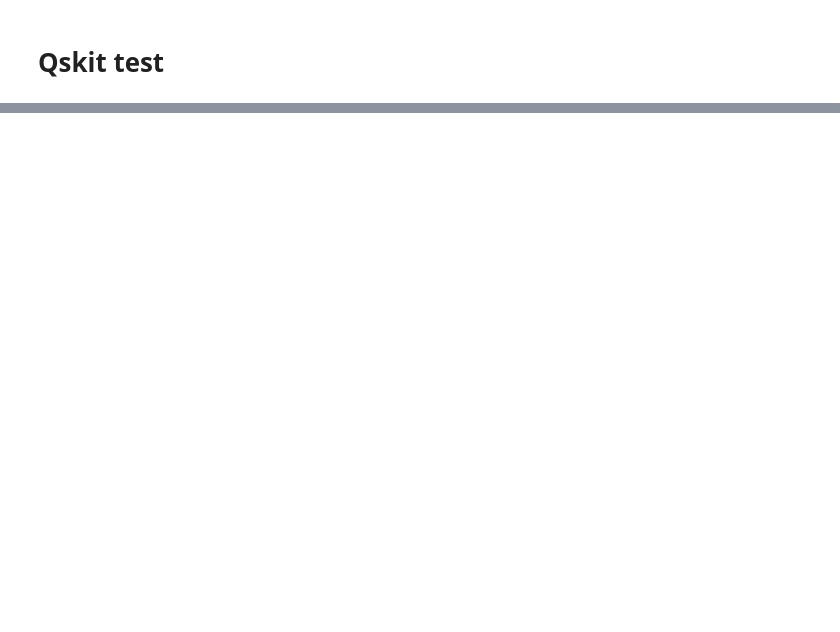
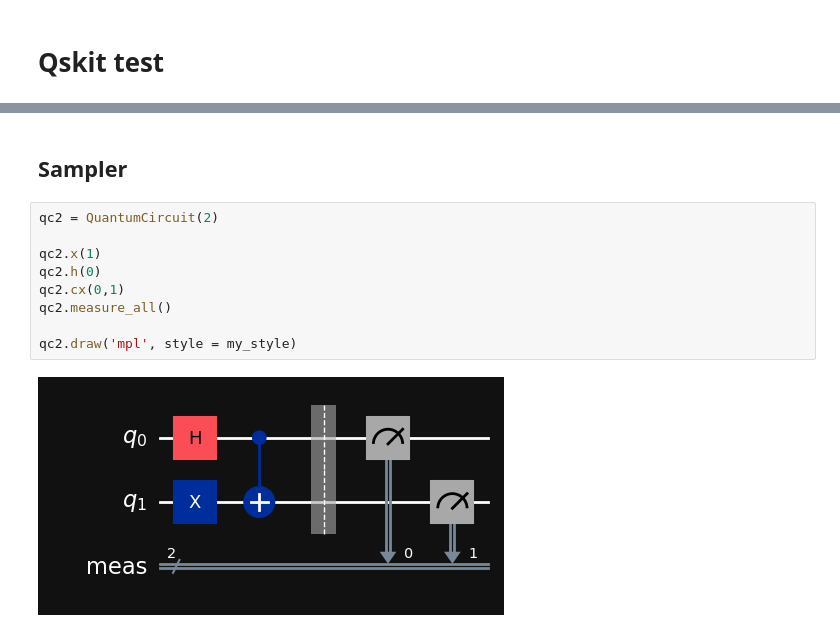
Before and after one commit to TheLittleRock/VQE-Test, a Jupyter notebook: Qskit Test.ipynb, the cells around one changed output, grey strips where cells are left out. Cells and saved outputs as stored; diff of their text form; blank space fills up the shorter version.

```diff
--- a/Qskit Test.ipynb
+++ b/Qskit Test.ipynb
@@ -53,0 +98,13 @@ qc.draw('mpl')
+# %% [markdown]
+## Sampler
+# %%
+qc2 = QuantumCircuit(2)
+
+qc2.x(1)
+qc2.h(0)
+qc2.cx(0,1)
+qc2.measure_all()
+
+qc2.draw('mpl', style = my_style)
+# %% [output]
+[figure, added]
```
Also changed, not shown: parts of 13 cells of this notebook, 1 other file.
